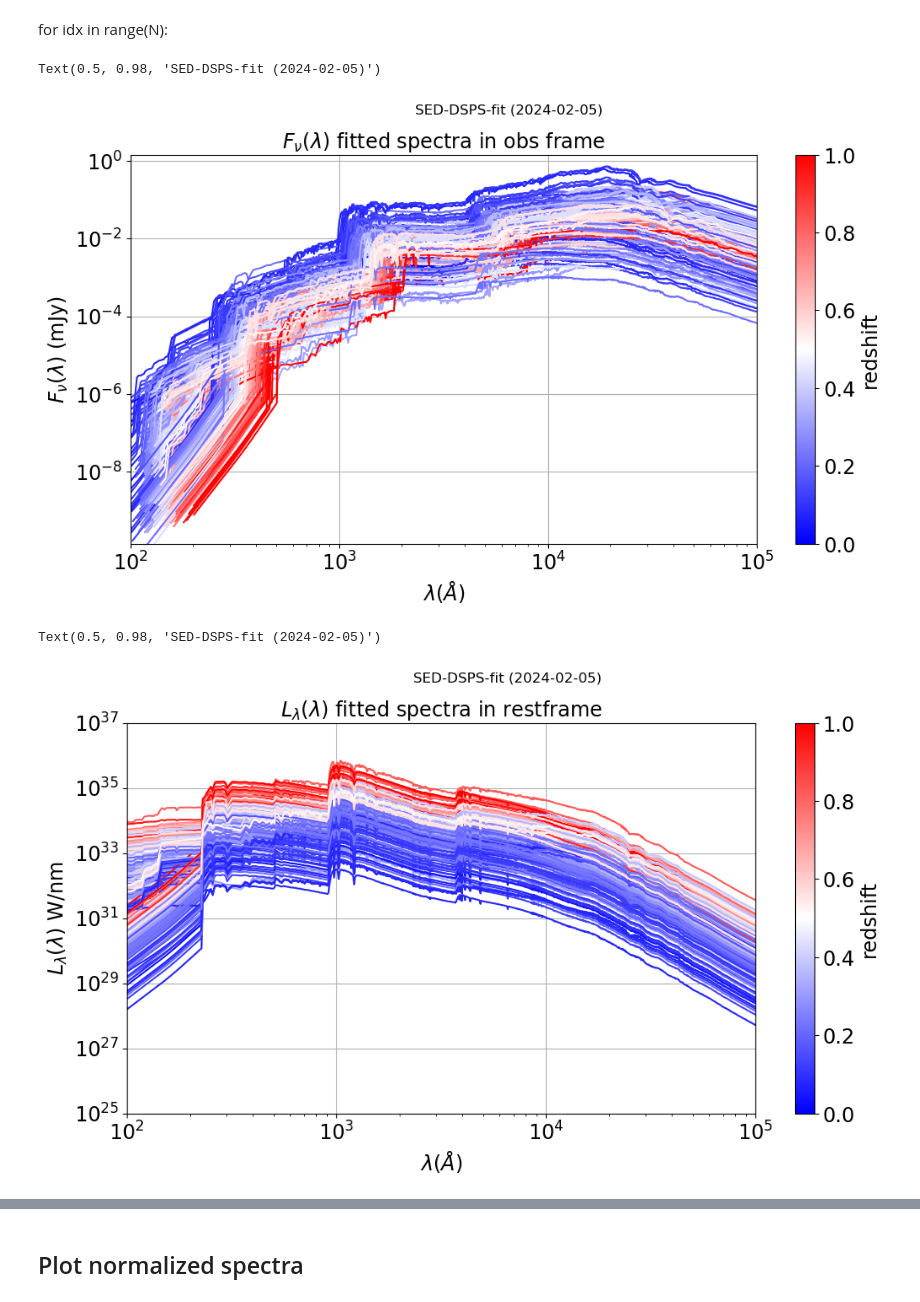
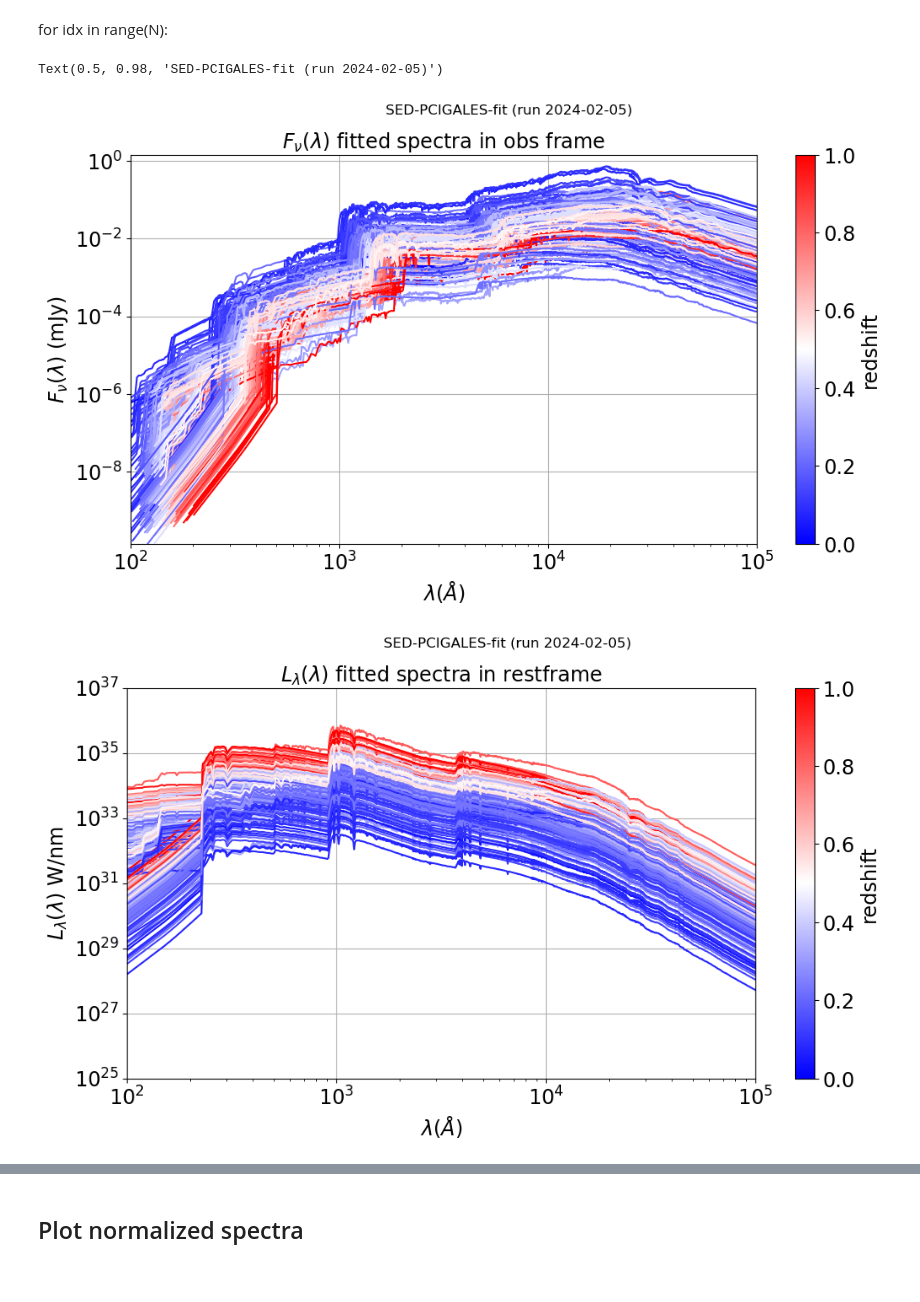
Before and after one commit to sylvielsstfr/Fors2pcigale, a Jupyter notebook: docs/notebooks/pcigale_runs/pcig_run_2024-02-05/ViewFittedPcigaleSSP.ipynb, the cells around one changed output, grey strips where cells are left out. Cells and saved outputs as stored; diff of their text form; code cells hidden in the pictures.

```diff
--- a/docs/notebooks/pcigale_runs/pcig_run_2024-02-05/ViewFittedPcigaleSSP.ipynb
+++ b/docs/notebooks/pcigale_runs/pcig_run_2024-02-05/ViewFittedPcigaleSSP.ipynb
@@ -43,3 +43,26 @@ plt.rcParams['axes.titlesize'] = 'xx-large'
 plt.rcParams['xtick.labelsize']= 'xx-large'
 plt.rcParams['ytick.labelsize']= 'xx-large'
 plt.rcParams['legend.fontsize']=  16
+# %%
+def calc_ratio(wl,spec, w_blue = [3750.,3950.], w_red = [4050.,4250] ):
+    """Calculate the ratio of spectra in the wavelength range.
+
+
+    :param wl: wavelength
+    :type wl: array of float
+    :param spec: spectrum in fnu
+    :type spec: array of float
+    :param w_blue: wavelength range in blue part of the spectrum
+    :type w_blue: array of two floats, default to calculate D4000.
+    :param w_red: wavelength range in red part of the spectrum
+    :type w_red: array of two floats, default to calculate D4000.
+    :return: the flux ratio red/blue
+    :rtype: float
+    """
+
+    indexes_red = np.where(np.logical_and(wl>=w_red[0], wl<=w_red[1]))[0]
+    indexes_blue = np.where(np.logical_and(wl>=w_blue[0], wl<=w_blue[1]))[0]
+    int_spec_blue = np.trapz(spec[indexes_blue],wl[indexes_blue])
+    int_spec_red = np.trapz(spec[indexes_red],wl[indexes_red])
+    specratio = int_spec_red/int_spec_blue
+    return specratio
@@ -62,7 +88,7 @@ from fors2pcigale.filters import FilterInfo
 date = "2024-02-05"
 # previous date
 #date = "2023-11-27"
-suptitle = f"SED-DSPS-fit ({date})"
+suptitle = f"SED-PCIGALES-fit (run {date})"
 # %%
 input_path = "./"
 input_file = output_file_h5  = f"FittedSSPspectraPcigale_{date}.hdf5"
@@ -238,12 +270,14 @@ ax.set_title("$F_\\nu(\lambda)$ fitted spectra in obs frame")
 ax.grid()
 plt.suptitle(suptitle)
 # %% [output]
-Text(0.5, 0.98, 'SED-DSPS-fit (2024-02-05)')
+Text(0.5, 0.98, 'SED-PCIGALES-fit (run 2024-02-05)')
-[figure, old version]
+[figure, new version]
 # %%
 fig, ax = plt.subplots(1, 1)
 __= ax.set_yscale('log')
 __= ax.set_xscale('log')
+
+all_D4000 = []
 
 for idx,key_sel in enumerate(list_of_keys_sorted):
 
@@ -252,32 +286,34 @@ for idx,key_sel in enumerate(list_of_keys_sorted):
 
     wl_flnu = np.array(group.get("wl_flnu"))
     flnu_model = np.array(group.get("flnu_model"))
     flnu_stelatt = np.array(group.get("flnu_stelatt"))
     flnu_stelunatt = np.array(group.get("flnu_stelunatt"))
     wl_lum = np.array(group.get("wl_lum"))
     lum_stelatt = np.array(group.get("lum_stelatt"))
     lum_stelunatt = np.array(group.get("lum_stelunatt"))
 
     # L_lambda in W/nm
     # wavelength from nm to Angstrom
     x = wl_lum*10 # A
     y_nodust = lum_stelunatt
     y_dust = lum_stelatt
 
+    D4000 = calc_ratio(x,y_nodust)
+    all_D4000.append(D4000)
 
     ax.plot(x,y_nodust,color=all_colors[idx])
 __= ax.set_xlim(100.,1e5)
 __= ax.set_ylim(1e25 ,1e37 )
 
 
 cbar=fig.colorbar(scalarMap , ax=ax)
 cbar.ax.set_ylabel('redshift')
 
 ax.set_xlabel("$\lambda (\\AA)$")
 ax.set_ylabel("$L_\\lambda(\lambda)$ W/nm")
 ax.set_title("$L_\\lambda(\lambda)$ fitted spectra in restframe")
 ax.grid()
 plt.suptitle(suptitle)
+all_D4000 = np.array(all_D4000)
 # %% [output]
-Text(0.5, 0.98, 'SED-DSPS-fit (2024-02-05)')
-[figure, old version]
+[figure, new version]
```
Also changed, not shown: parts of 11 cells of this notebook, 3 other files.
